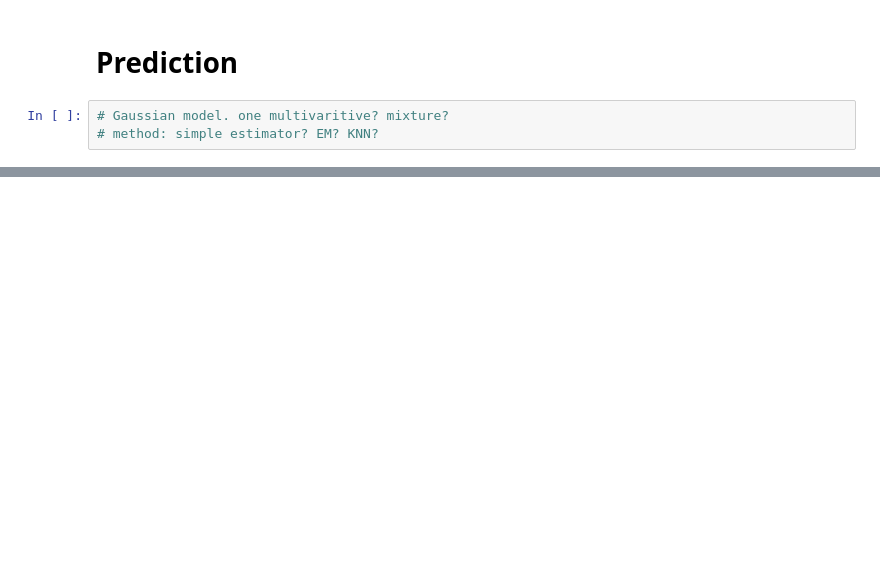
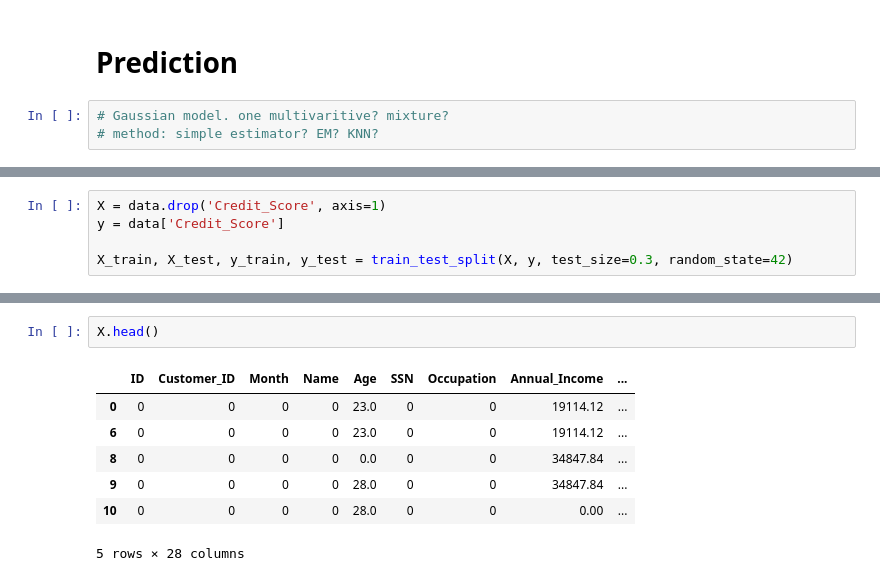
Before and after one commit to CSF0744/ECE225_final_project, a Jupyter notebook: final_project.ipynb, the cells around one changed output, grey strips where cells are left out. Cells and saved outputs as stored; diff of their text form; blank space fills up the shorter version.

```diff
--- a/final_project.ipynb
+++ b/final_project.ipynb
@@ -396,0 +519,5 @@ print(clean_data)
+# %%
+X = data.drop('Credit_Score', axis=1)
+y = data['Credit_Score']
+
+X_train, X_test, y_train, y_test = train_test_split(X, y, test_size=0.3, random_state=42)
@@ -396,0 +572,10 @@ print(clean_data)
+# %%
+X.head()
+# %% [output]
+|  | ID | Customer_ID | Month | Name | Age | SSN | Occupation | Annual_Income | ... |
+| 0 | 0 | 0 | 0 | 0 | 23.0 | 0 | 0 | 19114.12 | ... |
+| 6 | 0 | 0 | 0 | 0 | 23.0 | 0 | 0 | 19114.12 | ... |
+| 8 | 0 | 0 | 0 | 0 | 0.0 | 0 | 0 | 34847.84 | ... |
+| 9 | 0 | 0 | 0 | 0 | 28.0 | 0 | 0 | 34847.84 | ... |
+| 10 | 0 | 0 | 0 | 0 | 28.0 | 0 | 0 | 0.00 | ... |
+5 rows × 28 columns
```
Also changed, not shown: parts of 21 cells of this notebook.
